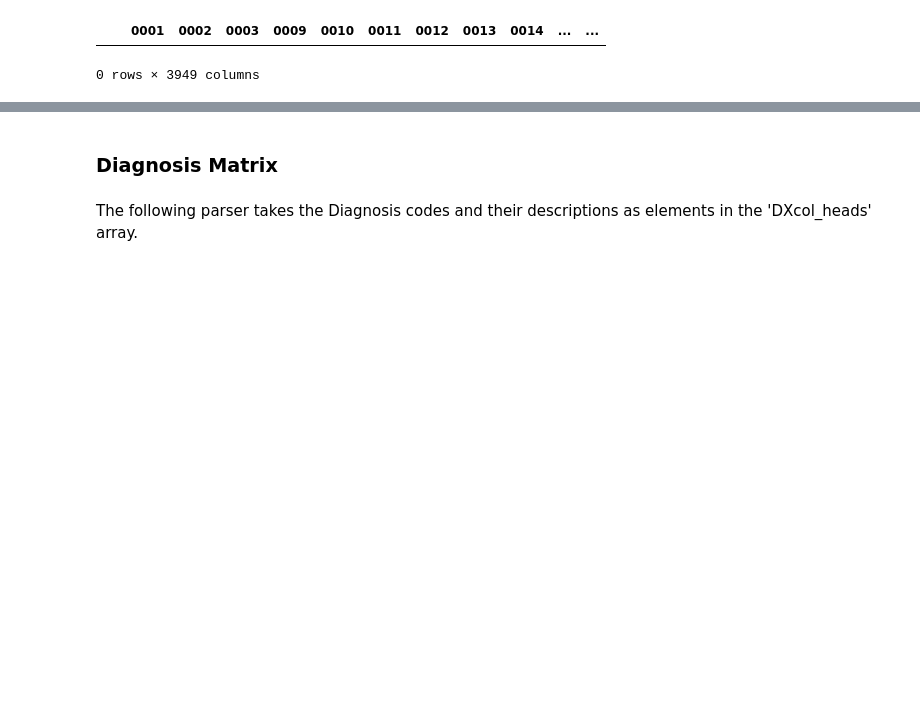
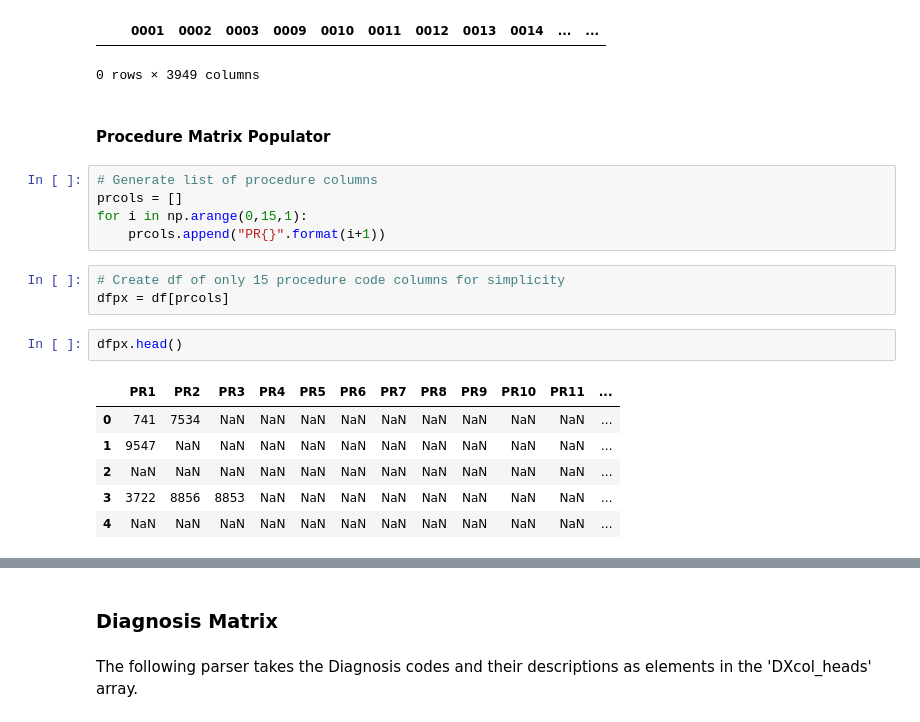
Before and after one commit to asfabiano/Healthcare-Episodes, a Jupyter notebook: HCUP.ipynb, the cells around one changed output, grey strips where cells are left out. Drawn from its saved outputs; the diff is of its cells as text; blank space fills up the shorter version.

Commit message:
began px matrix populator

```diff
--- a/HCUP.ipynb
+++ b/HCUP.ipynb
@@ -178,3 +128,22 @@ Procedure_mtx.head()
 # %% [output]
 |  |  | 0001 | 0002 | 0003 | 0009 | 0010 | 0011 | 0012 | 0013 | 0014 | ... | ... |
 0 rows × 3949 columns
+# %% [markdown]
+#### Procedure Matrix Populator
+# %%
+# Generate list of procedure columns
+prcols = []
+for i in np.arange(0,15,1):
+    prcols.append("PR{}".format(i+1))
+# %%
+# Create df of only 15 procedure code columns for simplicity
+dfpx = df[prcols]
+# %%
+dfpx.head()
+# %% [output]
+|  | PR1 | PR2 | PR3 | PR4 | PR5 | PR6 | PR7 | PR8 | PR9 | PR10 | PR11 | ... |
+| 0 | 741 | 7534 | NaN | NaN | NaN | NaN | NaN | NaN | NaN | NaN | NaN | ... |
+| 1 | 9547 | NaN | NaN | NaN | NaN | NaN | NaN | NaN | NaN | NaN | NaN | ... |
+| 2 | NaN | NaN | NaN | NaN | NaN | NaN | NaN | NaN | NaN | NaN | NaN | ... |
+| 3 | 3722 | 8856 | 8853 | NaN | NaN | NaN | NaN | NaN | NaN | NaN | NaN | ... |
+| 4 | NaN | NaN | NaN | NaN | NaN | NaN | NaN | NaN | NaN | NaN | NaN | ... |
```
Also changed, not shown: parts of 20 cells of this notebook.
